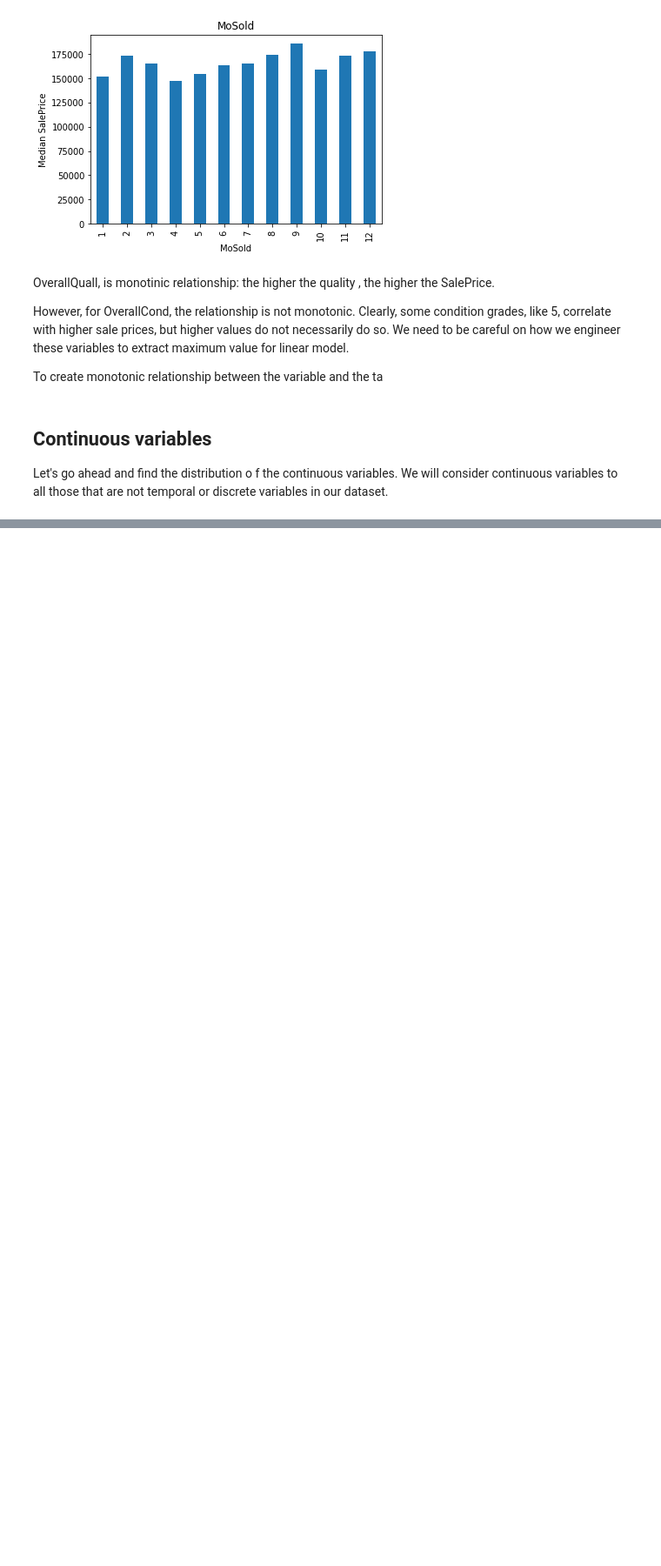
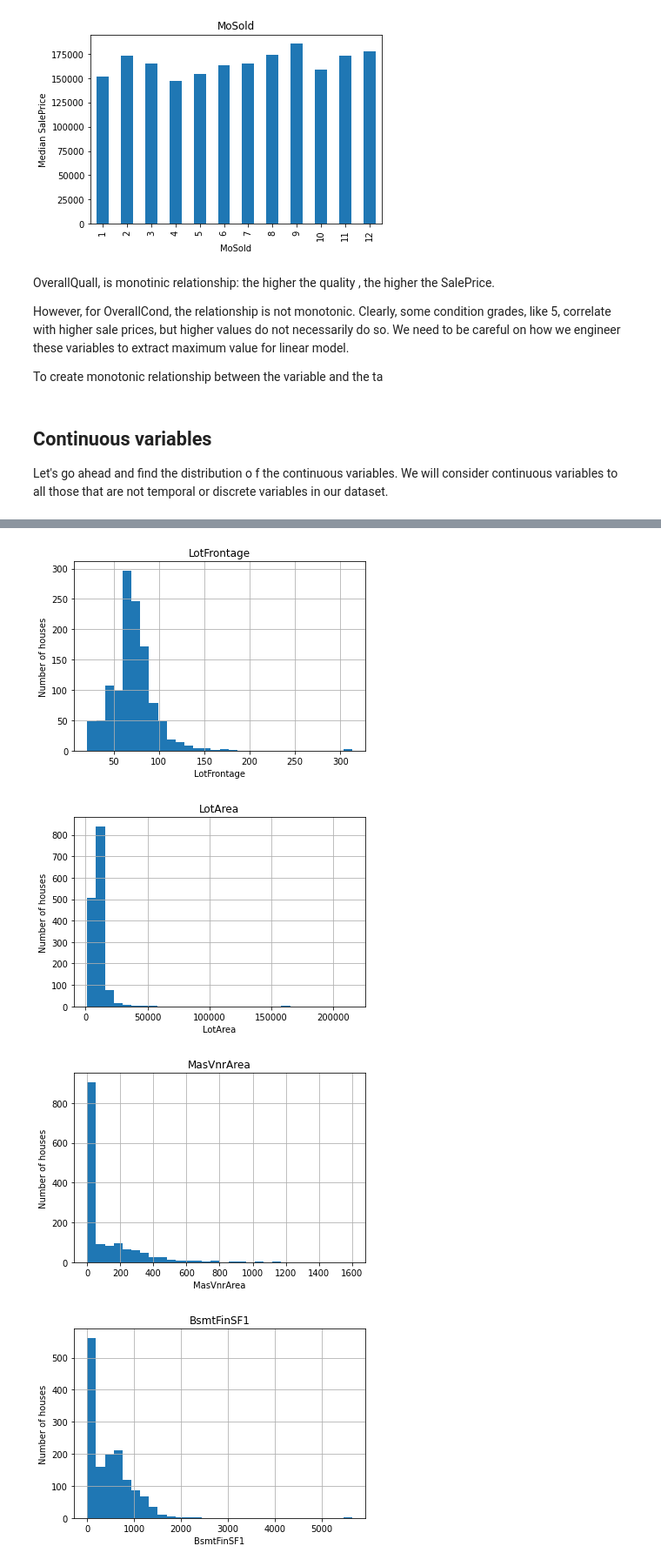
Before and after one commit to Jeffresh/deployment-of-machine-learning-models, a Jupyter notebook: section2/dataAnalysis.ipynb, the cells around one changed output, grey strips where cells are left out. Shown: that part at 87% size. Saved outputs shown, nothing was run; the diff lists cells and outputs as text; code cells hidden in the pictures; blank space fills up the shorter version.

```diff
--- a/section2/dataAnalysis.ipynb
+++ b/section2/dataAnalysis.ipynb
@@ -279,0 +289,18 @@ print('cont_vars')
+# %%
+# let's go ahead and analyse the distributions of these variables
+
+def analyse_continuous(df, var):
+    df = df.copy()
+    df[var].hist(bins=30)
+    plt.ylabel('Number of houses')
+    plt.xlabel(var)
+    plt.title(var)
+    plt.show()
+
+for var in cont_vars:
+    analyse_continuous(data, var)
+# %% [output]
+[figure, added]
+[figure, added]
+[figure, added]
+[figure, added]
```
Also changed, not shown: parts of 6 cells of this notebook.
